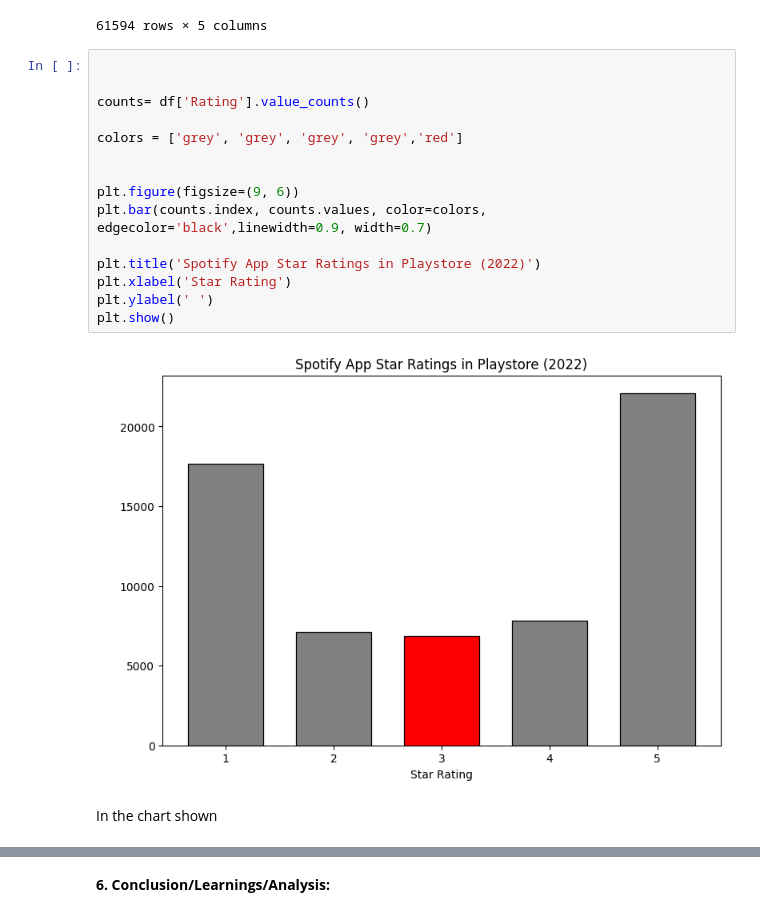
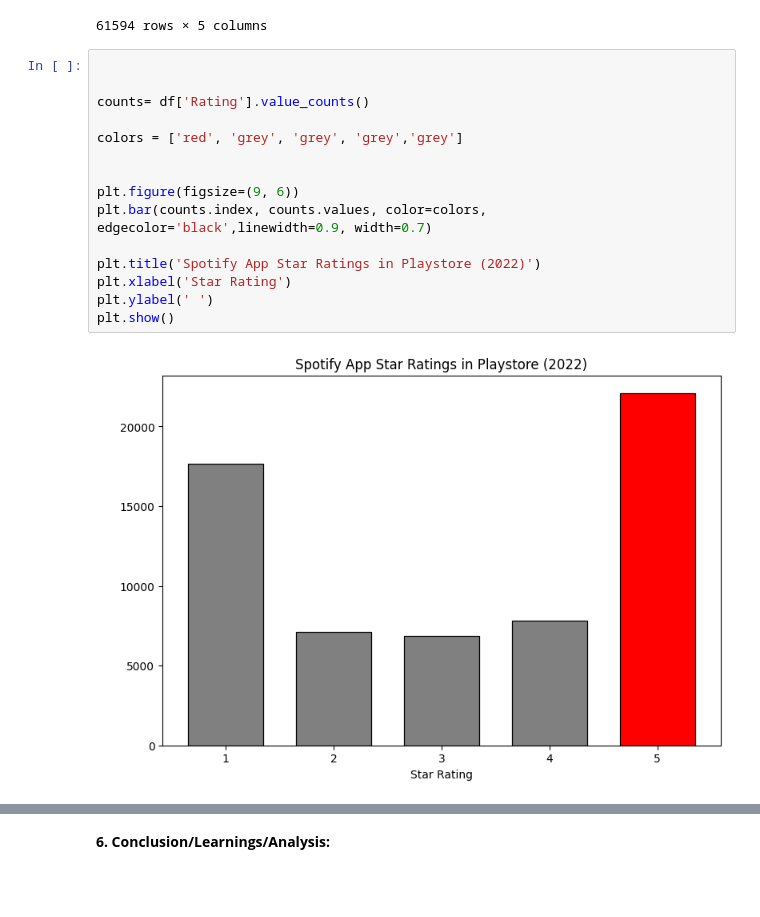
Before and after one commit to JelanAngeloBLoy-a/CPE-031-Visualization-and-Data-Analysis, a Jupyter notebook: Hands_On_Activity_10___Explaining_Visually_to_Influence_with_Data_1.ipynb, the cells around one changed output, grey strips where cells are left out. Cells and saved outputs as stored; diff of their text form; blank space fills up the shorter version.

```diff
--- a/Hands_On_Activity_10___Explaining_Visually_to_Influence_with_Data_1.ipynb
+++ b/Hands_On_Activity_10___Explaining_Visually_to_Influence_with_Data_1.ipynb
@@ -210,19 +210,17 @@ df
 # %%
 
 
 counts= df['Rating'].value_counts()
 
-colors = ['grey', 'grey', 'grey', 'grey','red']
+colors = ['red', 'grey', 'grey', 'grey','grey']
 
 
 plt.figure(figsize=(9, 6))
 plt.bar(counts.index, counts.values, color=colors, edgecolor='black',linewidth=0.9, width=0.7)
 
 plt.title('Spotify App Star Ratings in Playstore (2022)')
 plt.xlabel('Star Rating')
 plt.ylabel(' ')
 plt.show()
 # %% [output]
-[figure, old version]
+[figure, new version]
-# %% [markdown]
-In the chart shown
```
Also changed, not shown: parts of 4 cells of this notebook.
